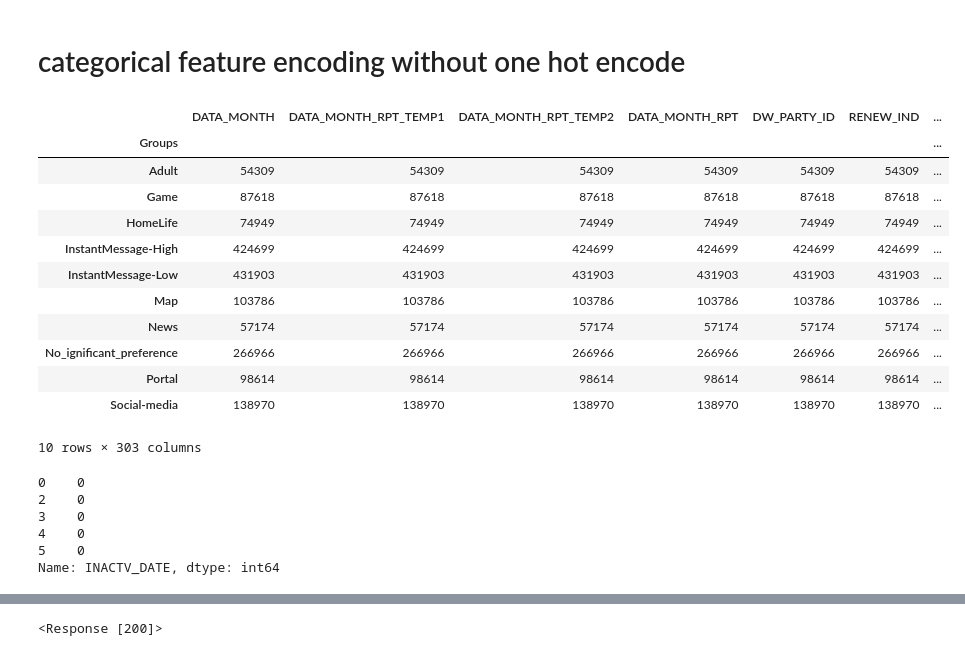
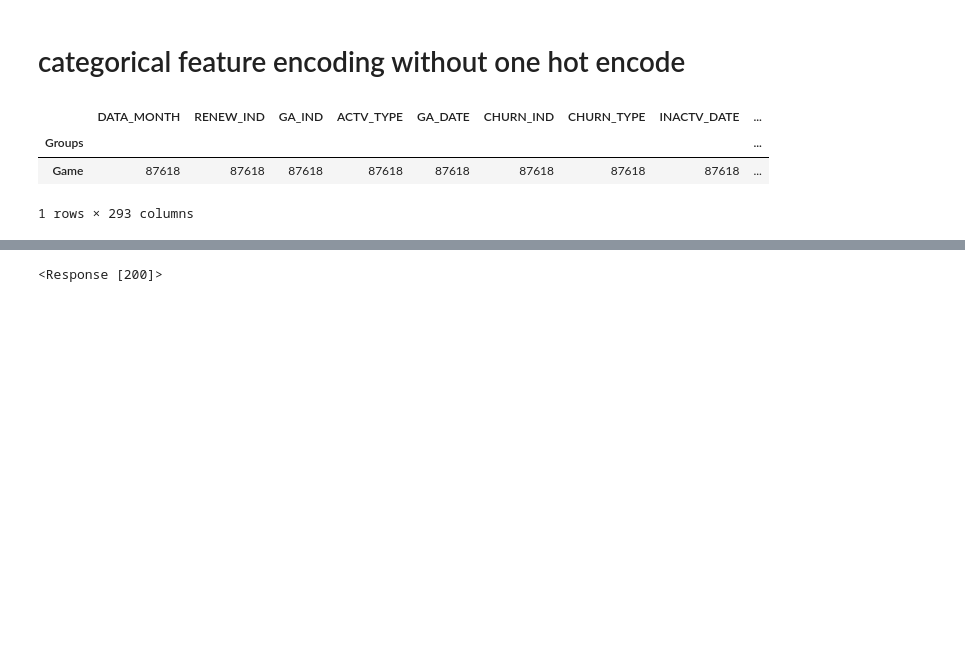
Before and after one commit to xiaosean/preprocess_py, a Jupyter notebook: XGBoost.ipynb, the cells around one changed output, grey strips where cells are left out. Saved outputs shown, nothing was run; the diff lists cells and outputs as text; code cells hidden in the pictures; blank space fills up the shorter version.

```diff
--- a/XGBoost.ipynb
+++ b/XGBoost.ipynb
@@ -32,38 +32,23 @@ label_encoded_y
 # %% [markdown]
 # categorical feature encoding without one hot encode
 # %%
-path = "C:/Users/VIPLAB/Desktop/preprocess_py/marketing_analyze/"
-filename = "0725_april_marketing_anylze_select_294_table_group11.csv"
+sample = 0
+group_name = 'Adult'
+path = "C:/Users/VIPLAB/Desktop/preprocess_py/marketing_analyze/0725_sample/" + group_name + "/"
+filename = "0725_april_marketing_anylze_select_294_table_group11_max_min_sample_" + group_name + "_others_" + str(sample) + ".csv"
 # filename = "0719_april_marketing_anylze_full_table_group11_max_min_train.csv"
 train_df = pd.read_csv(path + filename, error_bad_lines=False)
 # %%
-# train_df.drop(train_df['Groups'] == 'Infrequent_User', inplace=True)
-train_df = train_df[train_df['Groups'] != 'Infrequent_User']
+# train_df = train_df[train_df['Groups'] != 'Infrequent_User']
 
 train_df.groupby('Groups').count()
 # %% [output]
-|  | DATA_MONTH | DATA_MONTH_RPT_TEMP1 | DATA_MONTH_RPT_TEMP2 | DATA_MONTH_RPT | DW_PARTY_ID | RENEW_IND | ... |
-| Groups |  |  |  |  |  |  | ... |
-| Adult | 54309 | 54309 | 54309 | 54309 | 54309 | 54309 | ... |
-| Game | 87618 | 87618 | 87618 | 87618 | 87618 | 87618 | ... |
-| HomeLife | 74949 | 74949 | 74949 | 74949 | 74949 | 74949 | ... |
-| InstantMessage-High | 424699 | 424699 | 424699 | 424699 | 424699 | 424699 | ... |
-| InstantMessage-Low | 431903 | 431903 | 431903 | 431903 | 431903 | 431903 | ... |
-| Map | 103786 | 103786 | 103786 | 103786 | 103786 | 103786 | ... |
-| News | 57174 | 57174 | 57174 | 57174 | 57174 | 57174 | ... |
-| No_ignificant_preference | 266966 | 266966 | 266966 | 266966 | 266966 | 266966 | ... |
-| Portal | 98614 | 98614 | 98614 | 98614 | 98614 | 98614 | ... |
-| Social-media | 138970 | 138970 | 138970 | 138970 | 138970 | 138970 | ... |
+|  | DATA_MONTH | RENEW_IND | GA_IND | ACTV_TYPE | GA_DATE | CHURN_IND | CHURN_TYPE | INACTV_DATE | ... |
+| Groups |  |  |  |  |  |  |  |  | ... |
+| Game | 87618 | 87618 | 87618 | 87618 | 87618 | 87618 | 87618 | 87618 | ... |
-10 rows × 303 columns
+1 rows × 293 columns
 # %%
 train_df["INACTV_DATE"].head()
-# %% [output]
-0    0
-2    0
-3    0
-4    0
-5    0
-Name: INACTV_DATE, dtype: int64
 # %%
 for c in train_df.columns:
     l = len(train_df[c].value_counts())
```
Also changed, not shown: parts of 27 cells of this notebook, 5 other files.
